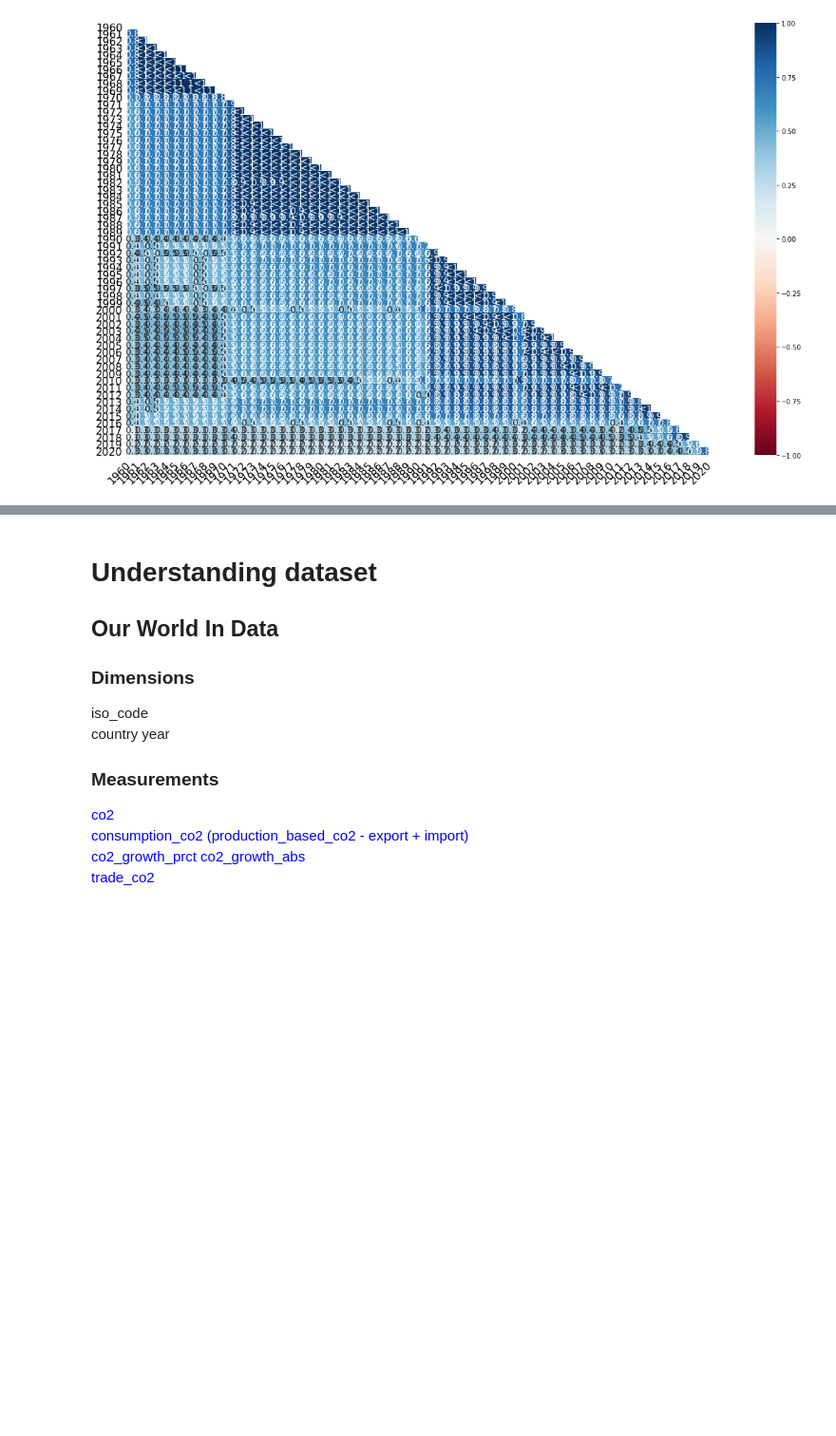
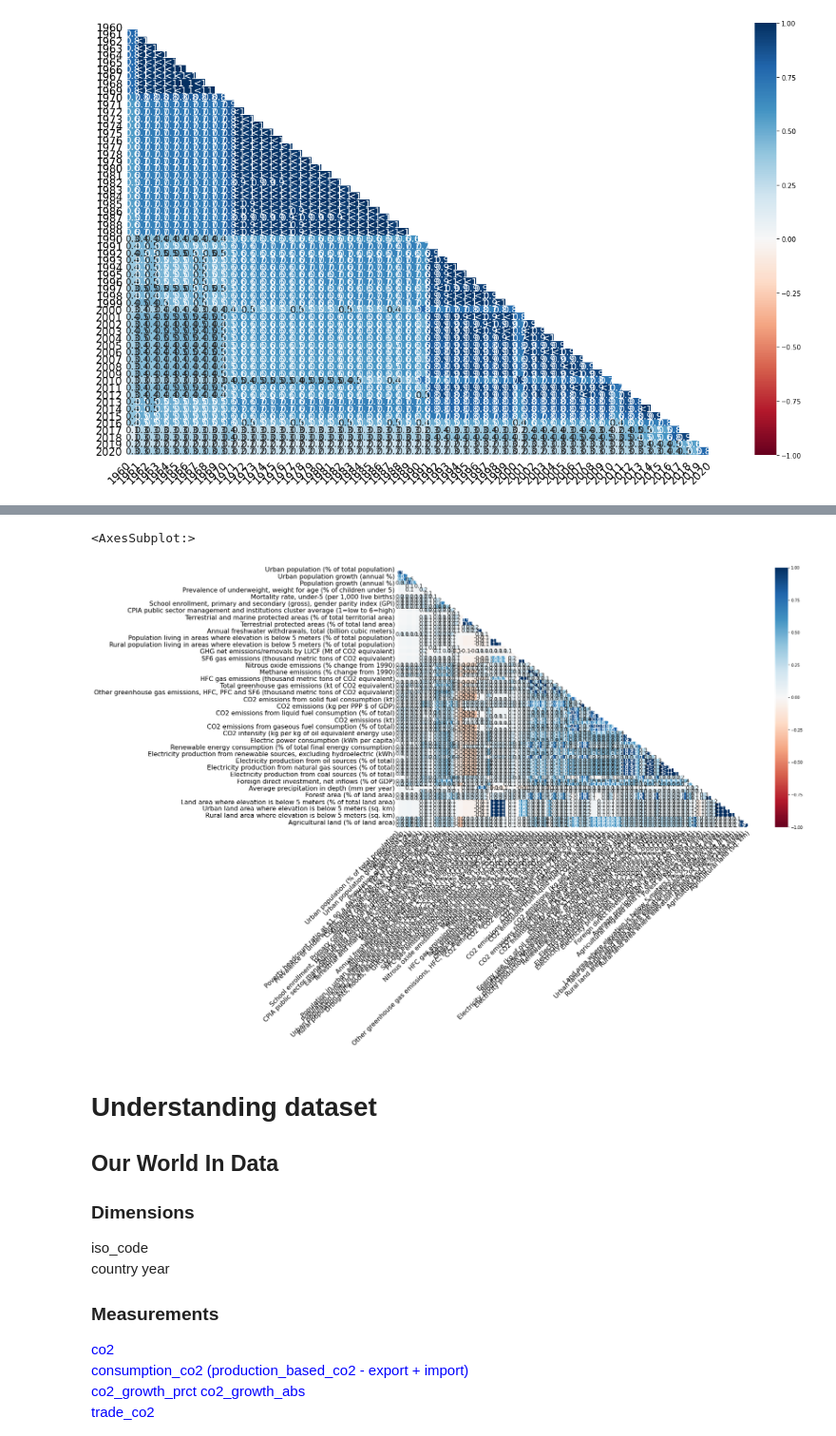
Before and after one commit to BingQuanChua/SASPICIOUS, a Jupyter notebook: eda_Kyle_missingno.ipynb, the cells around one changed output, grey strips where cells are left out. Shown at 95% size. Cells and saved outputs as stored; diff of their text form; code cells hidden in the pictures; blank space fills up the shorter version.

```diff
--- a/eda_Kyle_missingno.ipynb
+++ b/eda_Kyle_missingno.ipynb
@@ -76,3 +91,8 @@ msno.heatmap(df_raw_worldbank)
+# %%
+msno.heatmap(df_raw_worldbank_transposed)
+# %% [output]
+<AxesSubplot:>
+[figure, added]
 # %% [markdown]
 # Understanding dataset
 
```
Also changed, not shown: parts of 2 cells of this notebook.
